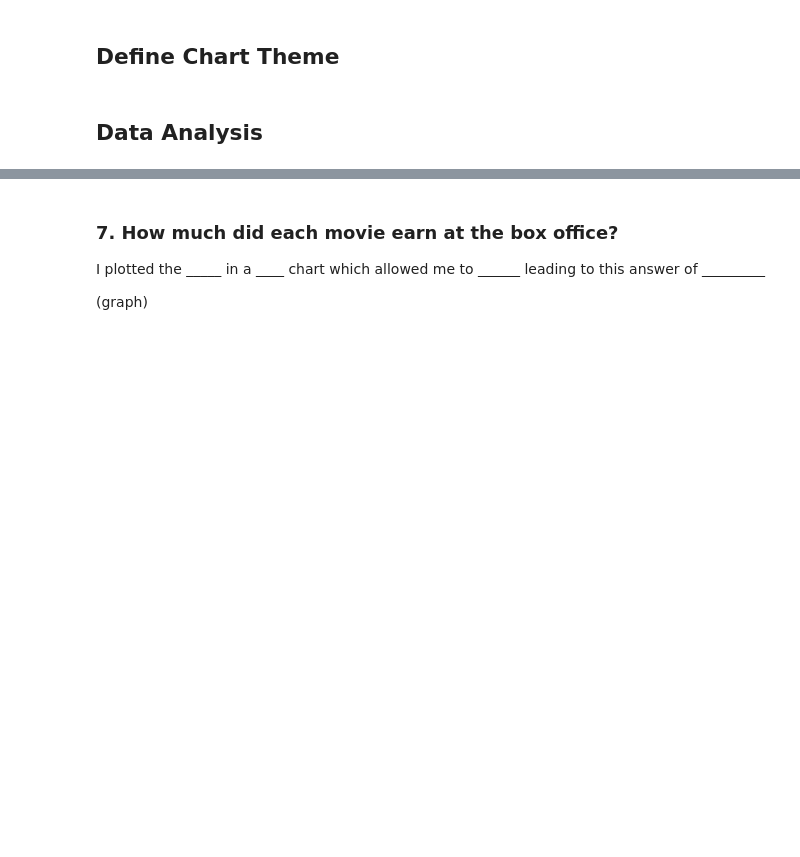
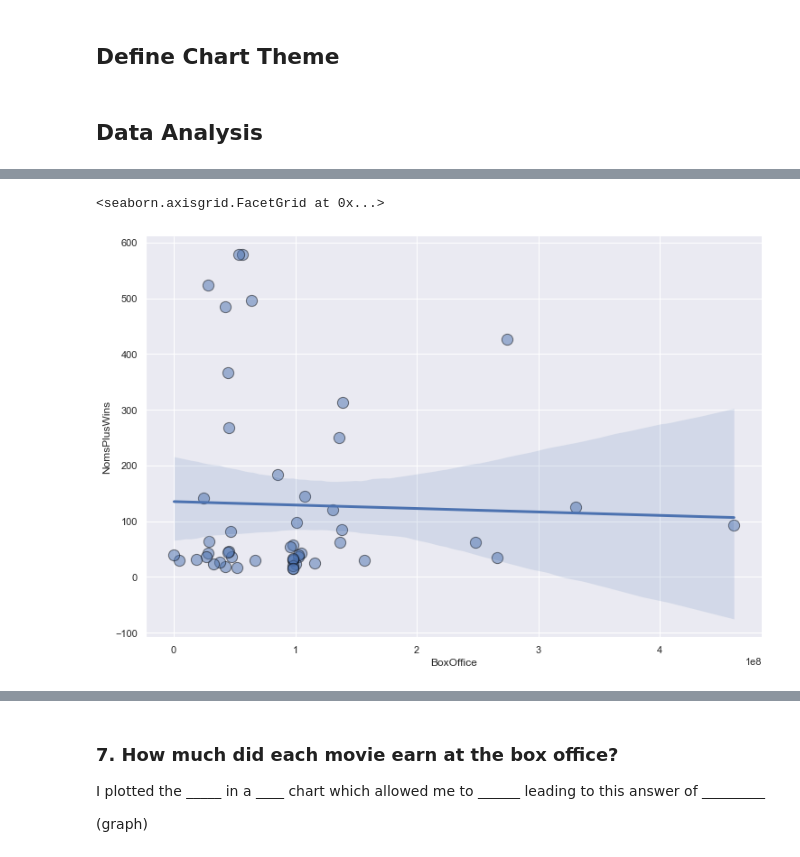
Before and after one commit to danpoynor/omdb-api-data-analysis, a Jupyter notebook: movie_analysis.ipynb, the cells around one changed output, grey strips where cells are left out. Saved outputs shown, nothing was run; the diff lists cells and outputs as text; code cells hidden in the pictures; blank space fills up the shorter version.

```diff
--- a/movie_analysis.ipynb
+++ b/movie_analysis.ipynb
@@ -77,3 +450,37 @@ I plotted the _____ in a ____ chart which allowed me to ______ leading to this a
+# %%
+# Create a new DataFrame with only the data we need
+movie_bo_nomswinssum = df[["BoxOffice", "Nominations", "Wins"]]
+
+# Insert a new column and set it to the sum of Nominations and Wins
+movie_bo_nomswinssum.insert(1, "NomsPlusWins", movie_bo_nomswinssum["Nominations"] + movie_bo_nomswinssum["Wins"])
+
+# Drop the Nominations and Wins columns since we don't need them anymore
+movie_bo_nomswinssum = movie_bo_nomswinssum.drop(columns=["Nominations", "Wins"])
+
+# Sort by BoxOffice
+movie_bo_nomswinssum = movie_bo_nomswinssum.sort_values(by="BoxOffice", ascending=False)
+
+# Convert BoxOffice and NomAndWins to float types
+movie_bo_nomswinssum["BoxOffice"] = movie_bo_nomswinssum["BoxOffice"].astype(float)
+movie_bo_nomswinssum["NomsPlusWins"] = movie_bo_nomswinssum["NomsPlusWins"].astype(float)
+
+# Check the result
+movie_bo_nomswinssum
+
+# Plot general runtime vs wins
+sns.lmplot(
+  x='BoxOffice',
+  y='NomsPlusWins',
+  data=movie_bo_nomswinssum,
+  height=7,
+  aspect=1.5,
+  scatter_kws=scatter_dots,
+  line_kws=line_style,
+  # hue=
+)
+# %% [output]
+<seaborn.axisgrid.FacetGrid at 0x...>
+[figure, added]
 # %% [markdown]
 ### 6. Is there a relationship between box office earnings and movie runtimes?
 
```
Also changed, not shown: parts of 25 cells of this notebook.
